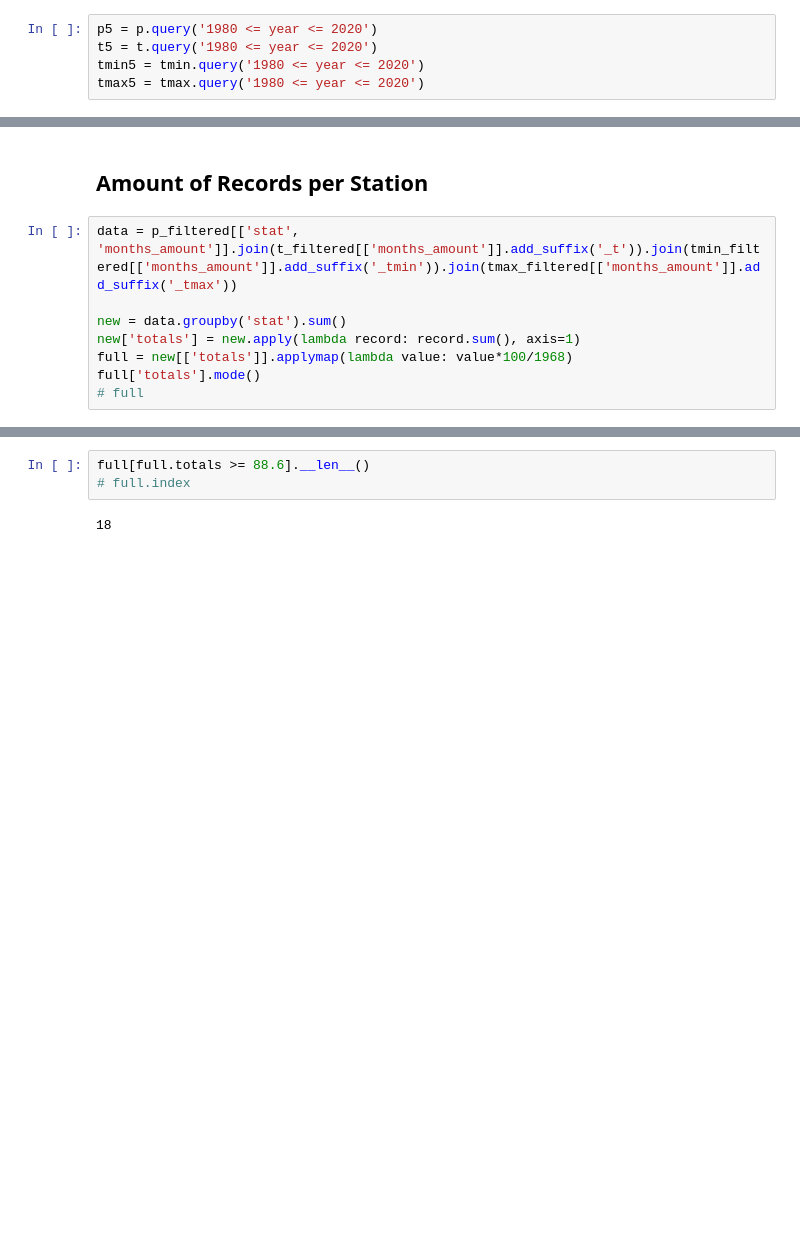
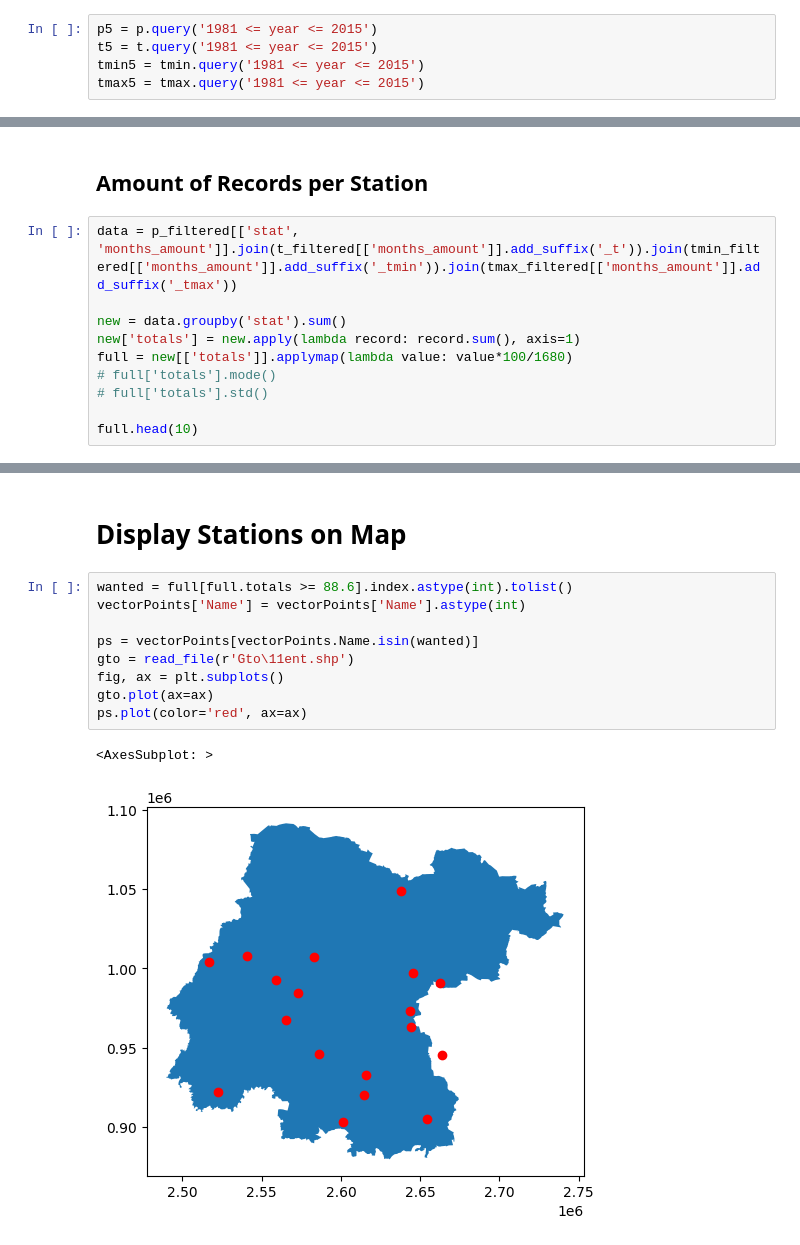
Before and after one commit to FranciscoRuiz04/NMS, a Jupyter notebook: analysis.ipynb, the cells around one changed output, grey strips where cells are left out. Cells and saved outputs as stored; diff of their text form; blank space fills up the shorter version.

```diff
--- a/analysis.ipynb
+++ b/analysis.ipynb
@@ -113,8 +111,8 @@ First of all, select records between 1980 and 2020 for each variable.
 # %%
-p5 = p.query('1980 <= year <= 2020')
-t5 = t.query('1980 <= year <= 2020')
-tmin5 = tmin.query('1980 <= year <= 2020')
-tmax5 = tmax.query('1980 <= year <= 2020')
+p5 = p.query('1981 <= year <= 2015')
+t5 = t.query('1981 <= year <= 2015')
+tmin5 = tmin.query('1981 <= year <= 2015')
+tmax5 = tmax.query('1981 <= year <= 2015')
 # %% [markdown]
 Select stations in common for all the varibles.
 # %%
@@ -144,7 +161,9 @@ data = p_filtered[['stat', 'months_amount']].join(t_filtered[['months_amount']].
 
 new = data.groupby('stat').sum()
 new['totals'] = new.apply(lambda record: record.sum(), axis=1)
-full = new[['totals']].applymap(lambda value: value*100/1968)
-full['totals'].mode()
-# full
+full = new[['totals']].applymap(lambda value: value*100/1680)
+# full['totals'].mode()
+# full['totals'].std()
+
+full.head(10)
 # %% [output]
@@ -168,5 +182,14 @@ Name: totals, dtype: float64
-# %%
-full[full.totals >= 88.6].__len__()
-# full.index
-# %% [output]
-18
+# %% [markdown]
+# Display Stations on Map
+# %%
+wanted = full[full.totals >= 88.6].index.astype(int).tolist()
+vectorPoints['Name'] = vectorPoints['Name'].astype(int)
+
+ps = vectorPoints[vectorPoints.Name.isin(wanted)]
+gto = read_file(r'Gto\11ent.shp')
+fig, ax = plt.subplots()
+gto.plot(ax=ax)
+ps.plot(color='red', ax=ax)
+# %% [output]
+<AxesSubplot: >
+[figure, added]
```
Also changed, not shown: parts of 11 cells of this notebook.
